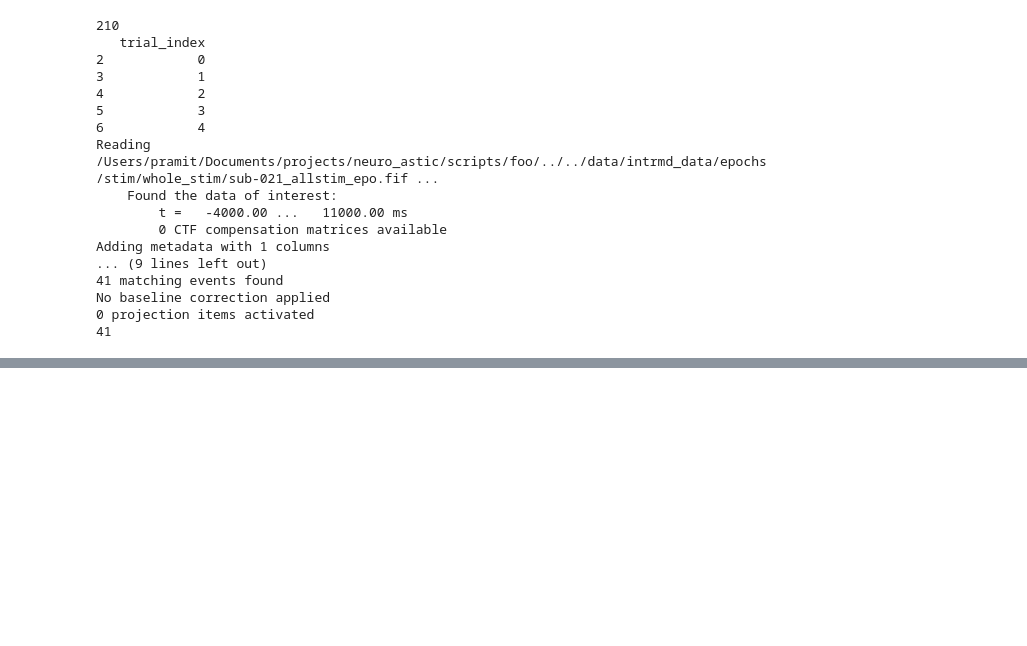
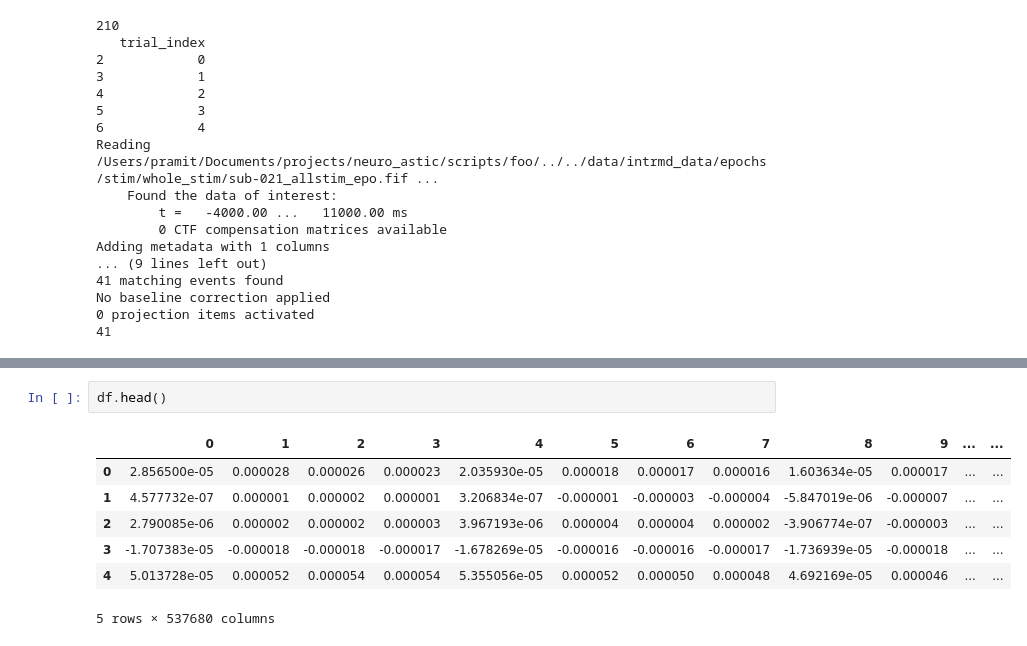
Before and after one commit to promit-3o20/neuro_astic, a Jupyter notebook: scripts/foo/03_epoch_analyse.ipynb, the cells around one changed output, grey strips where cells are left out. Drawn from its saved outputs; the diff is of its cells as text; blank space fills up the shorter version.

```diff
--- a/scripts/foo/03_epoch_analyse.ipynb
+++ b/scripts/foo/03_epoch_analyse.ipynb
@@ -130,0 +144,10 @@ No baseline correction applied
+# %%
+df.head()
+# %% [output]
+|  | 0 | 1 | 2 | 3 | 4 | 5 | 6 | 7 | 8 | 9 | ... | ... |
+| 0 | 2.856500e-05 | 0.000028 | 0.000026 | 0.000023 | 2.035930e-05 | 0.000018 | 0.000017 | 0.000016 | 1.603634e-05 | 0.000017 | ... | ... |
+| 1 | 4.577732e-07 | 0.000001 | 0.000002 | 0.000001 | 3.206834e-07 | -0.000001 | -0.000003 | -0.000004 | -5.847019e-06 | -0.000007 | ... | ... |
+| 2 | 2.790085e-06 | 0.000002 | 0.000002 | 0.000003 | 3.967193e-06 | 0.000004 | 0.000004 | 0.000002 | -3.906774e-07 | -0.000003 | ... | ... |
+| 3 | -1.707383e-05 | -0.000018 | -0.000018 | -0.000017 | -1.678269e-05 | -0.000016 | -0.000016 | -0.000017 | -1.736939e-05 | -0.000018 | ... | ... |
+| 4 | 5.013728e-05 | 0.000052 | 0.000054 | 0.000054 | 5.355056e-05 | 0.000052 | 0.000050 | 0.000048 | 4.692169e-05 | 0.000046 | ... | ... |
+5 rows × 537680 columns
```
Also changed, not shown: parts of 5 cells of this notebook, 1 other file.
